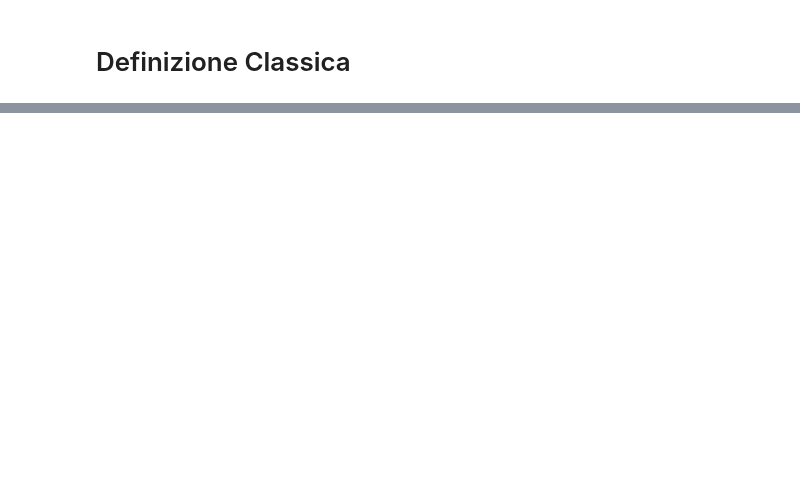
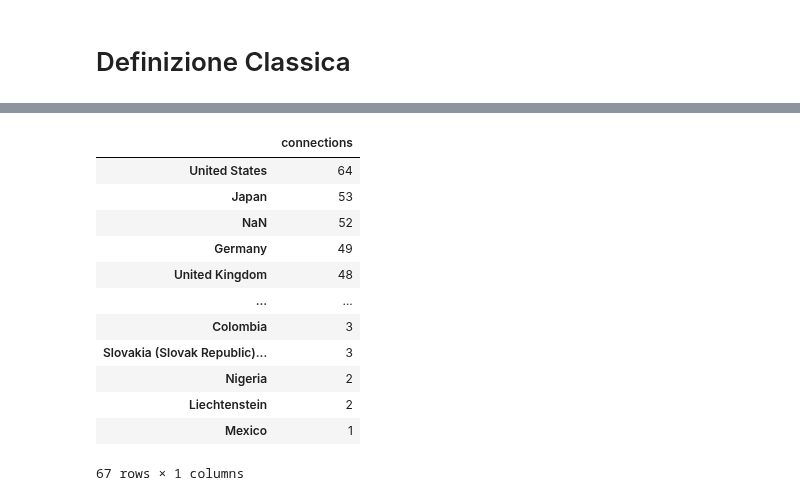
Before and after one commit to testalorenzo/crunch_net, a Jupyter notebook: ANS/ANS_all/orgorg4/Untitled.ipynb, the cells around one changed output, grey strips where cells are left out. Drawn from its saved outputs; the diff is of its cells as text; code cells hidden in the pictures; blank space fills up the shorter version.

```diff
--- a/ANS/ANS_all/orgorg4/Untitled.ipynb
+++ b/ANS/ANS_all/orgorg4/Untitled.ipynb
@@ -423,0 +355,22 @@ df_st8
+# %%
+leaderboard = {}
+for x in G.nodes:
+    leaderboard[x] = len(G[x])
+s = pd.Series(leaderboard, name='connections')
+df2 = s.to_frame().sort_values('connections', ascending=False)
+# %%
+df2
+# %% [output]
+|  | connections |
+| United States | 64 |
+| Japan | 53 |
+| NaN | 52 |
+| Germany | 49 |
+| United Kingdom | 48 |
+| ... | ... |
+| Colombia | 3 |
+| Slovakia (Slovak Republic)… | 3 |
+| Nigeria | 2 |
+| Liechtenstein | 2 |
+| Mexico | 1 |
+67 rows × 1 columns
```
Also changed, not shown: parts of 32 cells of this notebook, 1 other file.
